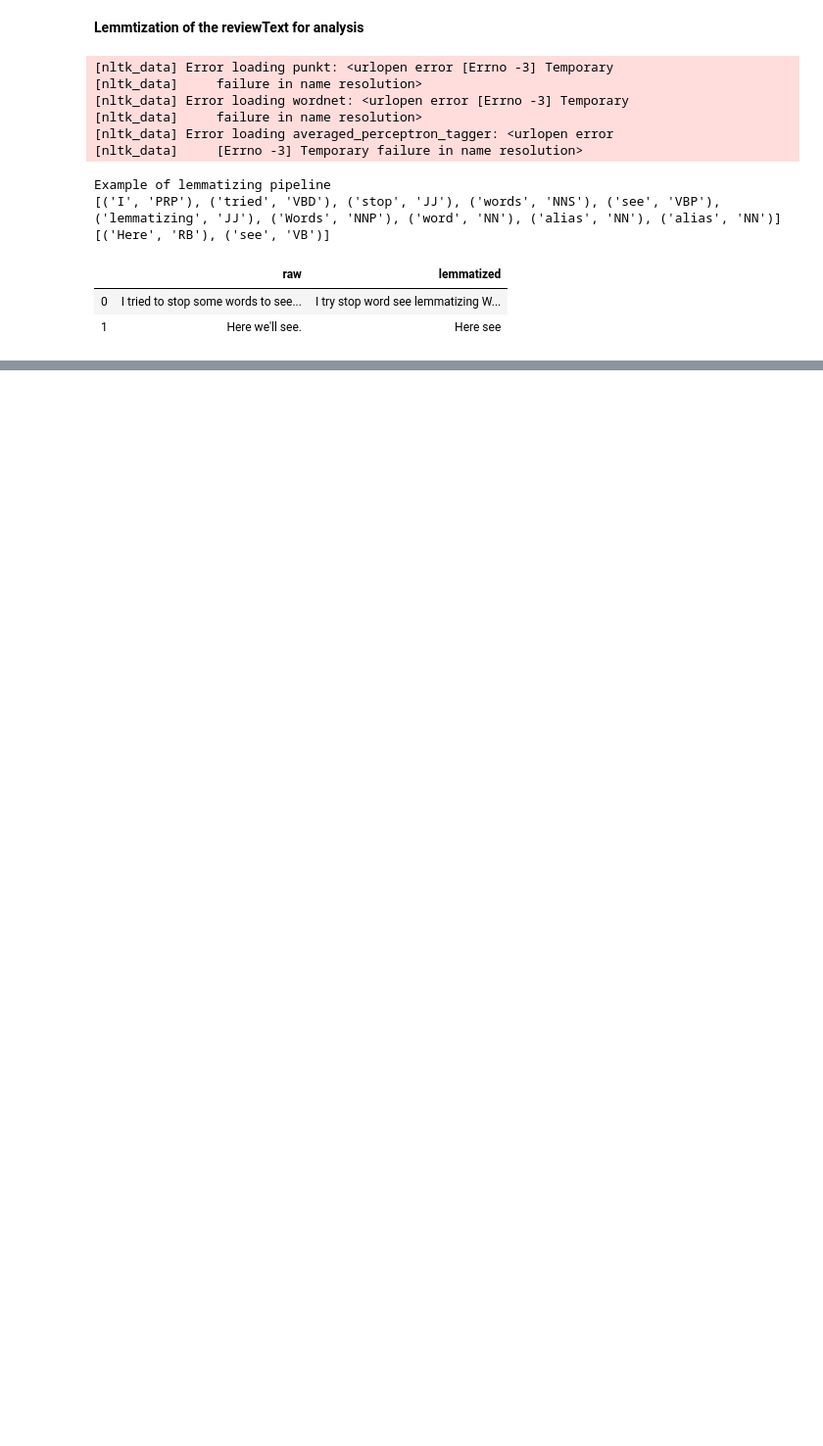
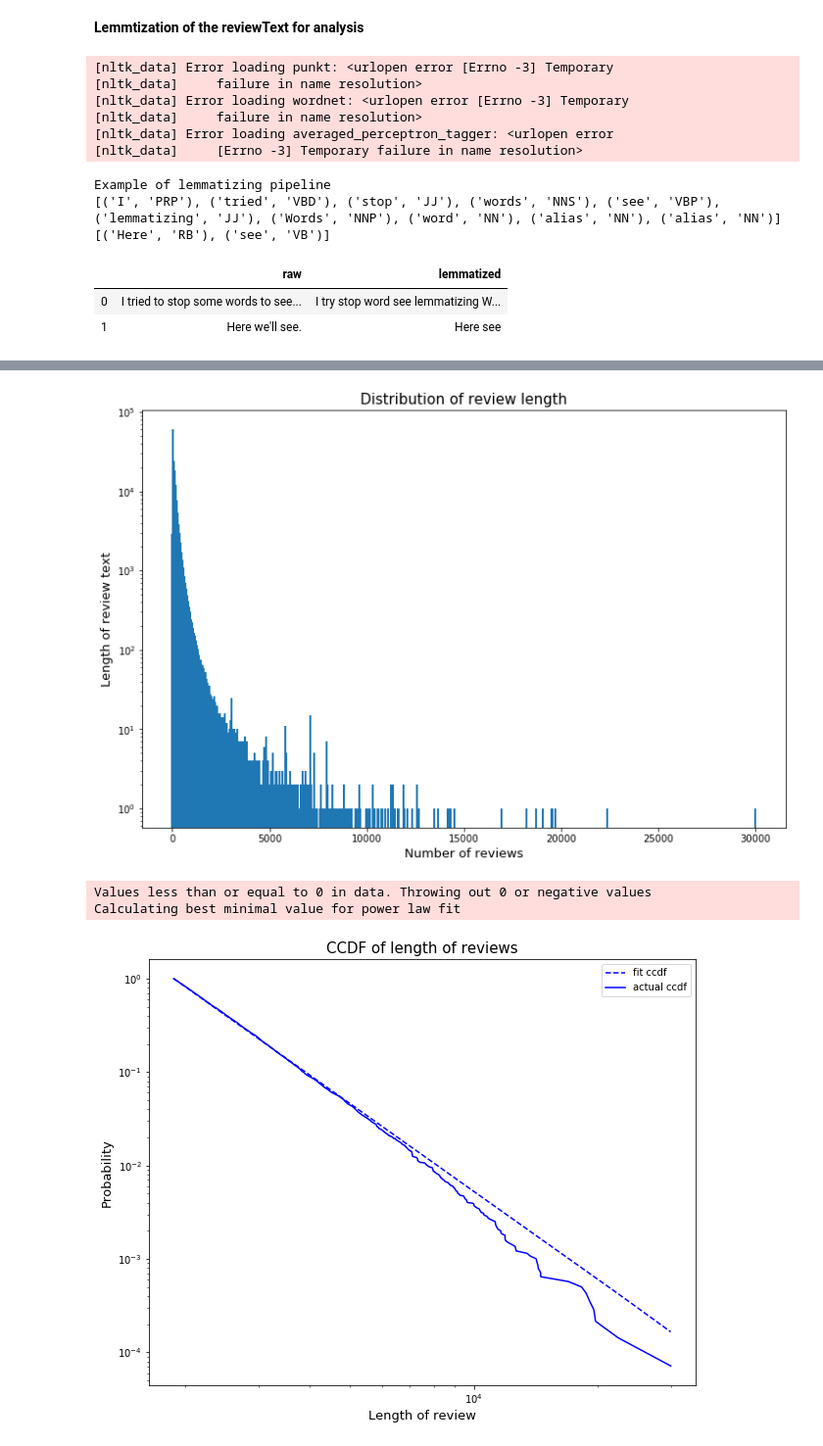
Before and after one commit to JulesssG/ADA-project, a Jupyter notebook: milestone_2.ipynb, the cells around one changed output, grey strips where cells are left out. Shown: that part at 98% size. Cells and saved outputs as stored; diff of their text form; code cells hidden in the pictures; blank space fills up the shorter version.

```diff
--- a/milestone_2.ipynb
+++ b/milestone_2.ipynb
@@ -410,0 +267,8 @@ reviews
+# %%
+plot_bar_distribution(reviews['reviewText'].str.len(), title="Distribution of review length", xlabel="Number of reviews", ylabel="Length of review text", yscale="log", width=100)
+plot_ccdf_power_law(reviews['reviewText'].str.len(), title="CCDF of length of reviews", xlabel="Length of review", ylabel="Probability")
+# %% [output]
+[figure, added]
+Values less than or equal to 0 in data. Throwing out 0 or negative values
+Calculating best minimal value for power law fit
+[figure, added]
```
Also changed, not shown: parts of 33 cells of this notebook.
